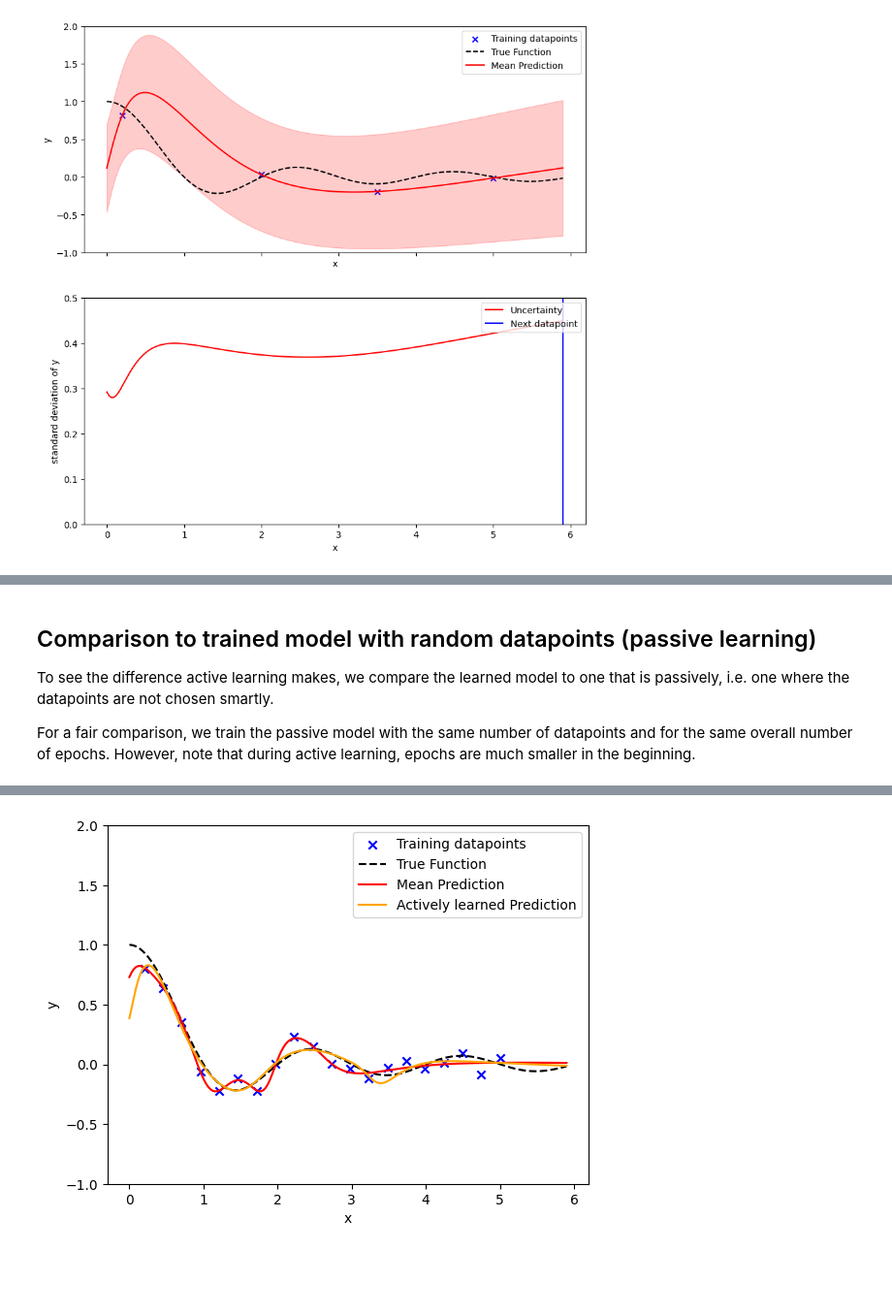
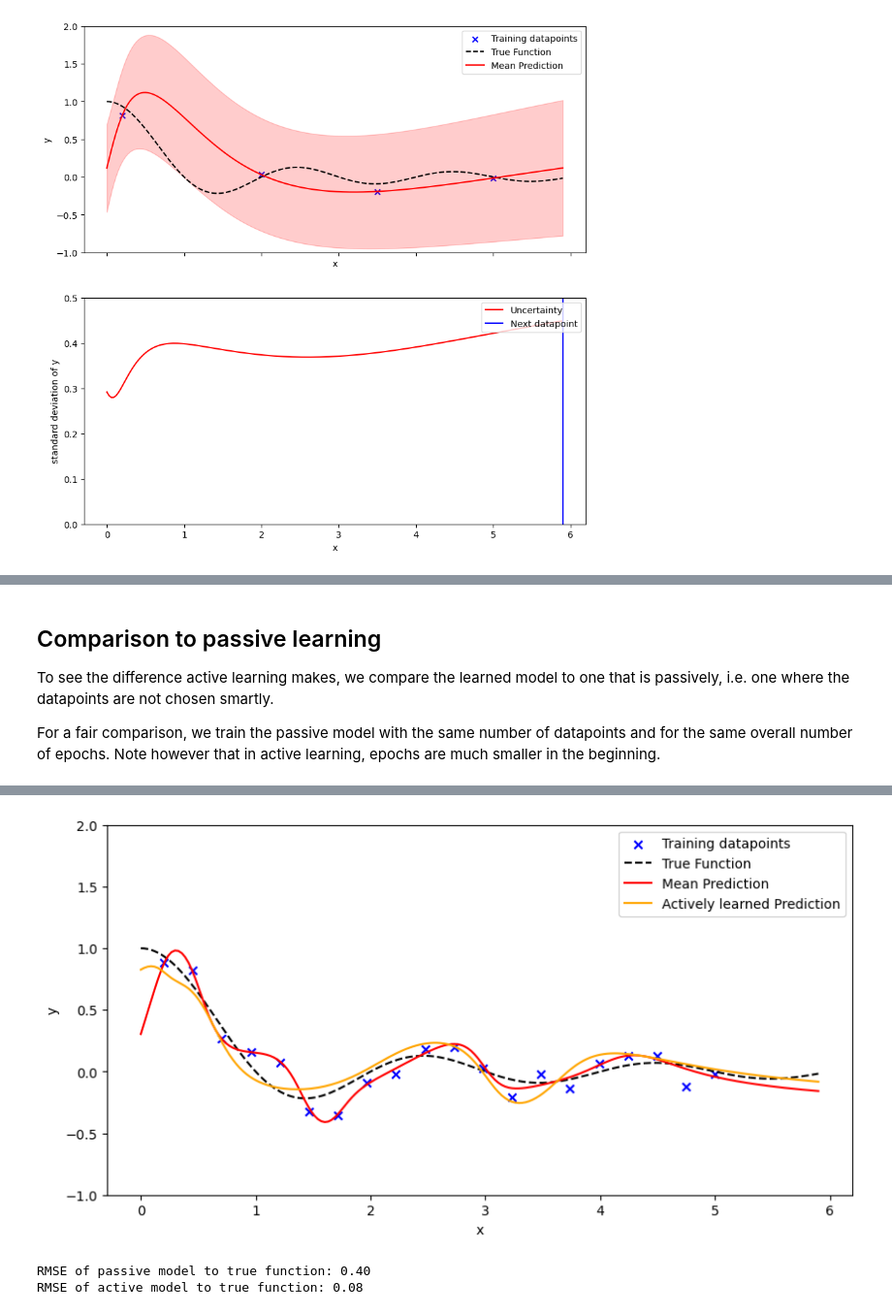
Before and after one commit to laplax-org/laplax, a Jupyter notebook: examples/0003_laplax_for_active_learning.ipynb, the cells around one changed output, grey strips where cells are left out. Shown at 97% size. Drawn from its saved outputs; the diff is of its cells as text; code cells hidden in the pictures; blank space fills up the shorter version.

```diff
--- a/examples/0003_laplax_for_active_learning.ipynb
+++ b/examples/0003_laplax_for_active_learning.ipynb
@@ -126,7 +128,7 @@ def train_model(model, dataloader, n_epochs=1000, lr=1e-3):
         for x_batch, y_batch in dataloader:
             loss = train_step(model, optimizer, x_batch, y_batch)
 
-        if epoch % 100 == 0:
+        if epoch % 100 == 0 and epoch != 0:
             print(f"[epoch {epoch}]: loss: {loss:.4f}")
     print(f"Final loss: {loss:.4f}")
     return model
@@ -252,8 +253,9 @@ subplot2_data = []
 
 epochs_per_learning_round = 100
 
-for key in keys:
-    next_target = sample_target(next_datapoint, key)
+for i, key in enumerate(keys):
+    print(f"Active learning round {i+1}")
+    next_target = sample_target(next_datapoint, key, sample_variance=prior_variance)
     dataloader = dataloader.add(next_datapoint, next_target)
     train_model(model, dataloader, n_epochs=epochs_per_learning_round)
     y_mean, y_std = quantify_uncertainty(model, dataloader, x_pred, prior_precision)
@@ -261,4 +263,5 @@ for key in keys:
 
     next_datapoint = find_next_datapoint(x_pred, y_std)
     subplot2_data.append((x_pred, y_std, next_datapoint))
+    print("----------------------------")
 # %% [output]
@@ -299,11 +302,11 @@ HTML(animation.to_jshtml())
 # %% [output]
 [interactive output not drawn]
 # %% [markdown]
-## Comparison to trained model with random datapoints (passive learning)
+## Comparison to passive learning
 
 To see the difference active learning makes, we compare the learned model to one that is passively, i.e. one where the datapoints are not chosen smartly.
 
-For a fair comparison, we train the passive model with the same number of datapoints and for the same overall number of epochs. However, note that during active learning, epochs are much smaller in the beginning.
+For a fair comparison, we train the passive model with the same number of datapoints and for the same overall number of epochs. Note however that in active learning, epochs are much smaller in the beginning.
 # %%
 lib_dropdown = widgets.Dropdown(
     options=["Random Uniform", "Equidistant"],
@@ -314,8 +317,9 @@ display(lib_dropdown)
 # %% [output]
 [interactive output not drawn]
 # %%
-n_passive_datapoints = n_initial_datapoints + active_learning_rounds
-n_passive_epochs = n_initial_epochs + active_learning_rounds * epochs_per_learning_round
+n_passive_datapoints = n_initial_datapoints + learning_rounds
+n_passive_epochs = n_initial_epochs + learning_rounds * epochs_per_learning_round
+
 # Sample x-values according to selection
 sampling_type = lib_dropdown.value
 random_uniform = random.uniform(key, shape=(20, 1), minval=0.2, maxval=5.0)
@@ -327,21 +331,29 @@ keys = random.split(key, len(passive_xs))
 passive_ys = vmap(sample)(passive_xs, keys)[:, None]
 
 # Train model with sampled data
-full_dataloader = DataLoader(passive_xs, passive_ys, batch_size=10)
+passive_dataloader = DataLoader(passive_xs, passive_ys, batch_size=10)
+assert len(passive_dataloader) == len(dataloader)
 passive_model = Model(
     in_channels=1, hidden_channels=64, out_channels=1, rngs=nnx.Rngs(seed)
 )
-passive_model = train_model(passive_model, full_dataloader, n_epochs=1800)
+passive_model = train_model(passive_model, passive_dataloader, n_epochs=n_passive_epochs)
 
 # Predict with passive model
 y_pred_passive = passive_model(x_pred)
 
 # Plot
-fig, ax = plt.subplots()
+fig, ax = plt.subplots(figsize=(10,5))
 plot_prediction_with_uncertainty(
-    ax, full_dataloader, x_pred, y_true, y_pred_passive, None
+    ax, passive_dataloader, x_pred, y_true, y_pred_passive, None
 )
 ax.plot(x_pred, y_mean, color="orange", label="Actively learned Prediction")
 ax.legend()
 plt.show()
+
+# Compute RMSE to exact function
+passive_RMSE = jnp.sqrt(jnp.mean((y_pred_passive - y_true)**2))
+active_RMSE = jnp.sqrt(jnp.mean((y_mean - y_true)**2))
+
+print(f"RMSE of passive model to true function: {passive_RMSE:.2f}")
+print(f"RMSE of active model to true function: {active_RMSE:.2f}")
 # %% [output]
@@ -367 +380,3 @@ Final loss: 0.0187
-[figure, old version]
+[figure, new version]
+RMSE of passive model to true function: 0.40
+RMSE of active model to true function: 0.08
```
Also changed, not shown: parts of 4 cells of this notebook, 1 other file.
